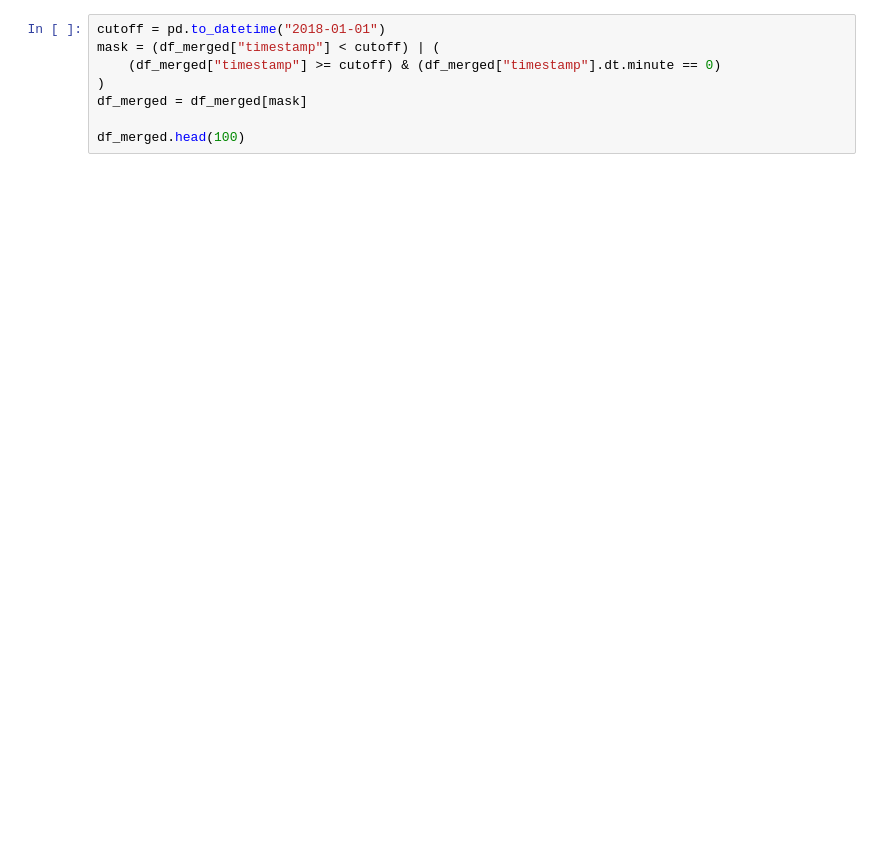
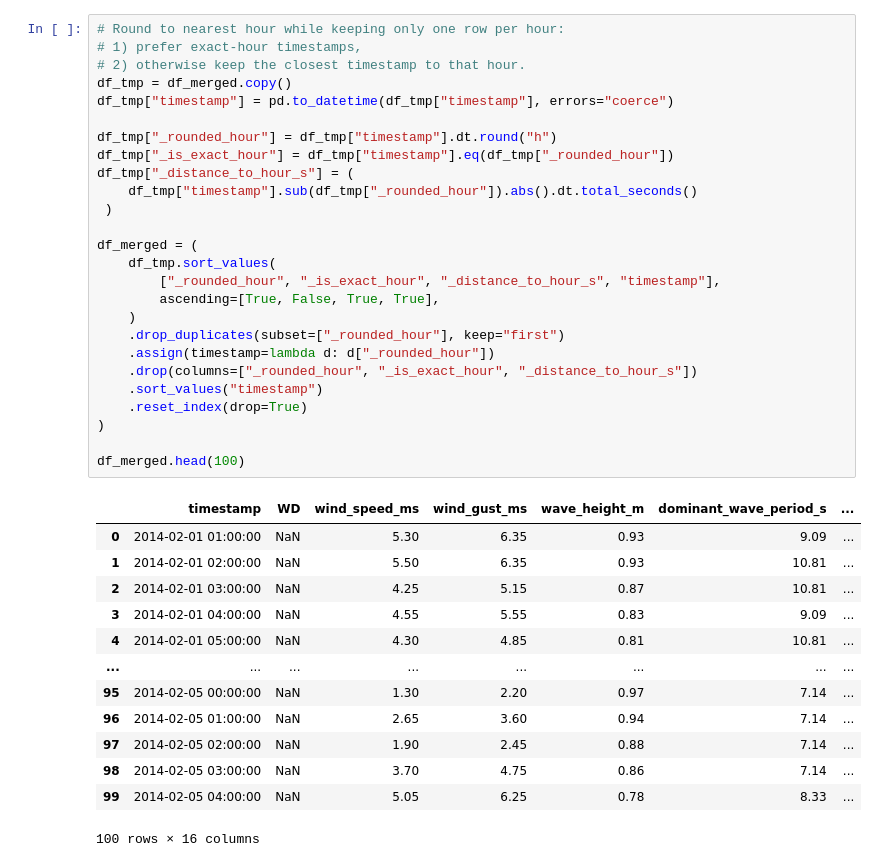
Before and after one commit to RossNeyman/fishing-predictor, a Jupyter notebook: notebooks/eda_ndbc.ipynb, the cells around one changed output. Drawn from its saved outputs; the diff is of its cells as text; blank space fills up the shorter version.

```diff
--- a/notebooks/eda_ndbc.ipynb
+++ b/notebooks/eda_ndbc.ipynb
@@ -50,11 +143,43 @@ df_merged.head(100)
 # %%
-cutoff = pd.to_datetime("2018-01-01")
-mask = (df_merged["timestamp"] < cutoff) | (
-    (df_merged["timestamp"] >= cutoff) & (df_merged["timestamp"].dt.minute == 0)
+# Round to nearest hour while keeping only one row per hour:
+# 1) prefer exact-hour timestamps,
+# 2) otherwise keep the closest timestamp to that hour.
+df_tmp = df_merged.copy()
+df_tmp["timestamp"] = pd.to_datetime(df_tmp["timestamp"], errors="coerce")
+
+df_tmp["_rounded_hour"] = df_tmp["timestamp"].dt.round("h")
+df_tmp["_is_exact_hour"] = df_tmp["timestamp"].eq(df_tmp["_rounded_hour"])
+df_tmp["_distance_to_hour_s"] = (
+    df_tmp["timestamp"].sub(df_tmp["_rounded_hour"]).abs().dt.total_seconds()
+ )
+
+df_merged = (
+    df_tmp.sort_values(
+        ["_rounded_hour", "_is_exact_hour", "_distance_to_hour_s", "timestamp"],
+        ascending=[True, False, True, True],
+    )
+    .drop_duplicates(subset=["_rounded_hour"], keep="first")
+    .assign(timestamp=lambda d: d["_rounded_hour"])
+    .drop(columns=["_rounded_hour", "_is_exact_hour", "_distance_to_hour_s"])
+    .sort_values("timestamp")
+    .reset_index(drop=True)
 )
-df_merged = df_merged[mask]
 
 df_merged.head(100)
+# %% [output]
+|  | timestamp | WD | wind_speed_ms | wind_gust_ms | wave_height_m | dominant_wave_period_s | ... |
+| 0 | 2014-02-01 01:00:00 | NaN | 5.30 | 6.35 | 0.93 | 9.09 | ... |
+| 1 | 2014-02-01 02:00:00 | NaN | 5.50 | 6.35 | 0.93 | 10.81 | ... |
+| 2 | 2014-02-01 03:00:00 | NaN | 4.25 | 5.15 | 0.87 | 10.81 | ... |
+| 3 | 2014-02-01 04:00:00 | NaN | 4.55 | 5.55 | 0.83 | 9.09 | ... |
+| 4 | 2014-02-01 05:00:00 | NaN | 4.30 | 4.85 | 0.81 | 10.81 | ... |
+| ... | ... | ... | ... | ... | ... | ... | ... |
+| 95 | 2014-02-05 00:00:00 | NaN | 1.30 | 2.20 | 0.97 | 7.14 | ... |
+| 96 | 2014-02-05 01:00:00 | NaN | 2.65 | 3.60 | 0.94 | 7.14 | ... |
+| 97 | 2014-02-05 02:00:00 | NaN | 1.90 | 2.45 | 0.88 | 7.14 | ... |
+| 98 | 2014-02-05 03:00:00 | NaN | 3.70 | 4.75 | 0.86 | 7.14 | ... |
+| 99 | 2014-02-05 04:00:00 | NaN | 5.05 | 6.25 | 0.78 | 8.33 | ... |
+100 rows × 16 columns
 # %%
 print(df_merged.info())
 df_merged.isna().sum()
```
Also changed, not shown: parts of 13 cells of this notebook, 3 other files.
